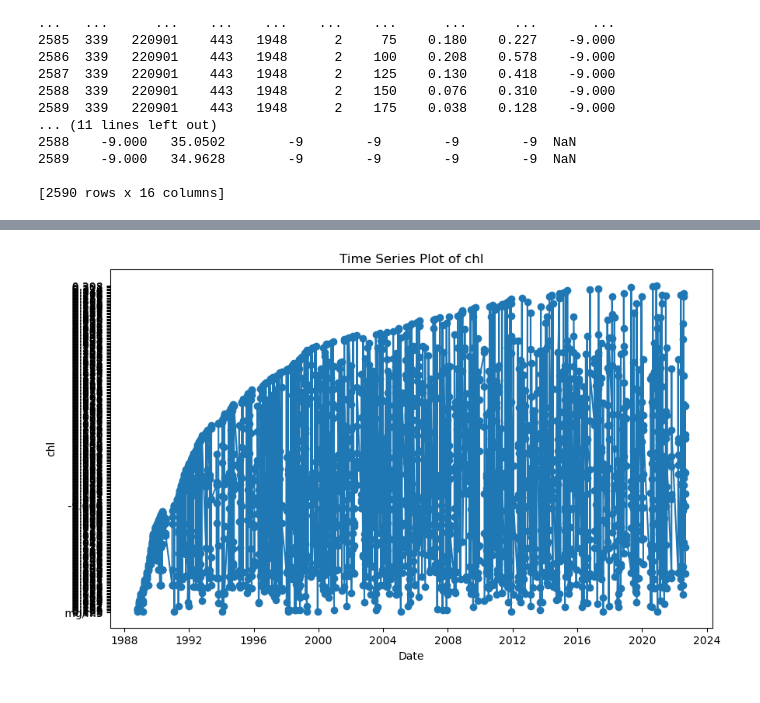
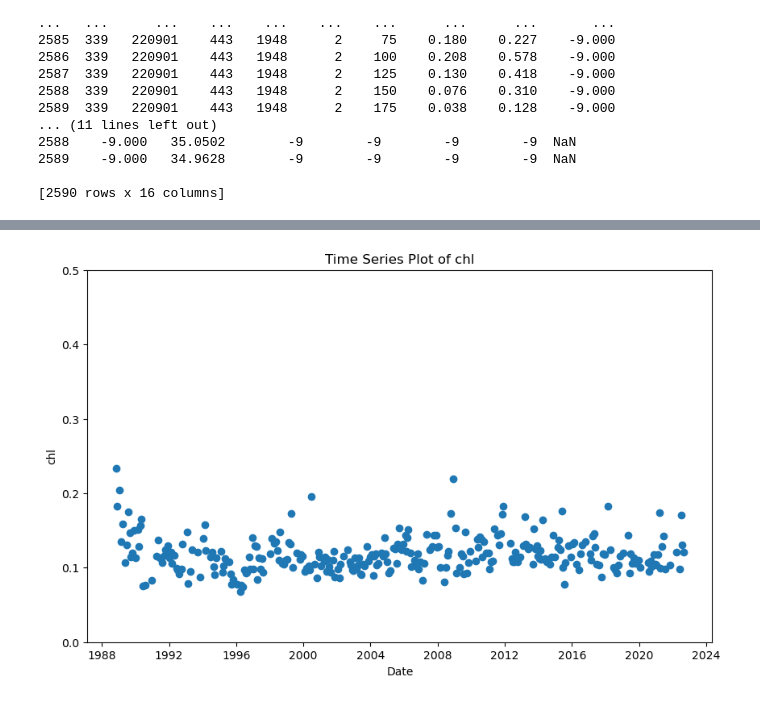
Before and after one commit to RaunakDey/SCOPE-causation-network, a Jupyter notebook: Scraping_notebook.ipynb, the cells around one changed output, grey strips where cells are left out. Cells and saved outputs as stored; diff of their text form; code cells hidden in the pictures.

```diff
--- a/Scraping_notebook.ipynb
+++ b/Scraping_notebook.ipynb
@@ -97,14 +54,21 @@ import arviz as az
 
 # Convert 'data' column to datetime format
 df[' date'] = pd.to_datetime(df[' date'][1:], format=' %y%m%d')
+
+# Clean and convert 'chl' column to numeric values
+df[' chl'] = df[' chl'].apply(lambda x: pd.to_numeric(x.split(), errors='coerce').mean())
+
+# Calculate the mean for each date
+df_chl = df.groupby(' date', dropna=True)[' chl'].mean().reset_index()
 # %%
 ## Plotting using matplotlib
 plt.figure(figsize=(10, 6))
-plt.plot(df[' date'], df[' chl'], marker='o', linestyle=None)
+plt.plot(df_chl[' date'], df_chl[' chl'], marker='o', linestyle='')
 plt.title('Time Series Plot of chl')
 plt.xlabel('Date')
 plt.ylabel('chl')
+plt.ylim([0 , 0.5])
 #plt.grid(True)
 plt.show()
 # %% [output]
-[figure, old version]
+[figure, new version]
```
Also changed, not shown: parts of 12 cells of this notebook, 1 other file.
